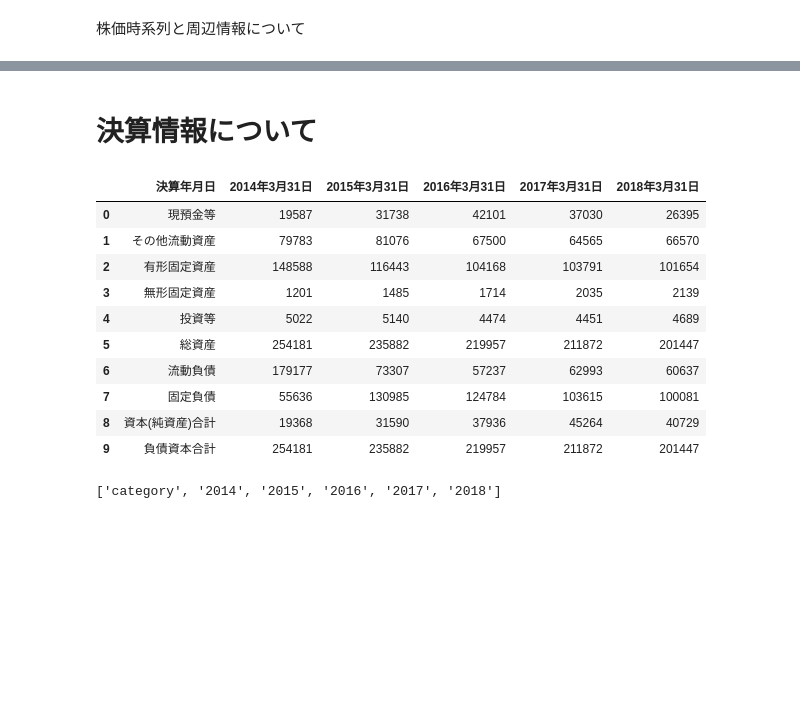
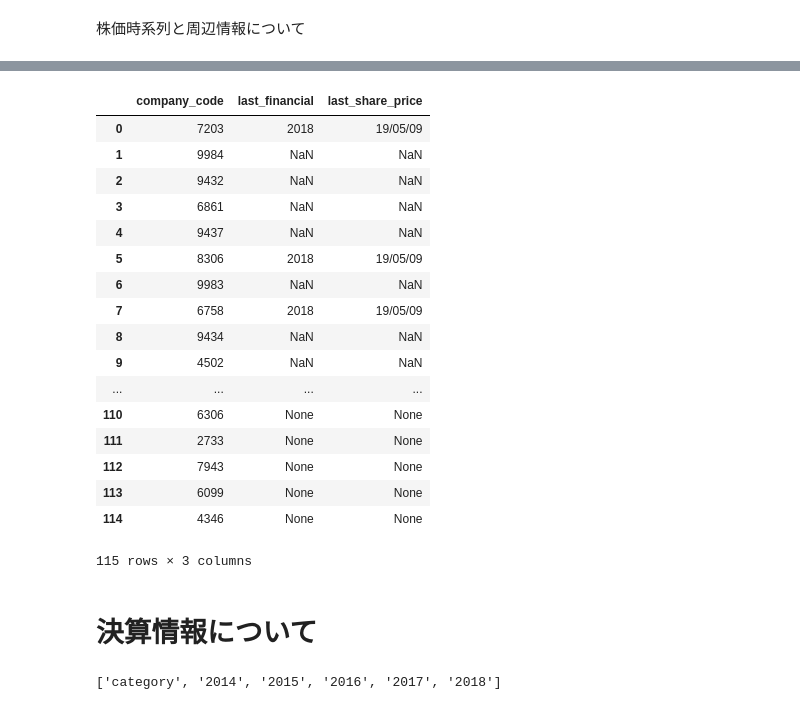
Before and after one commit to kokoichiro/scrayping_ecosystem, a Jupyter notebook: scrayping_experiments_share_price.ipynb, the cells around one changed output, grey strips where cells are left out. Saved outputs shown, nothing was run; the diff lists cells and outputs as text; code cells hidden in the pictures; blank space fills up the shorter version.

```diff
--- a/scrayping_experiments_share_price.ipynb
+++ b/scrayping_experiments_share_price.ipynb
@@ -156,6 +103,35 @@ column_name[0]='company_code'
 column_name[1]='company_name'
 collect_df.columns=column_name
 collect_df=collect_df.loc[:,['company_code','company_name']]
+# %%
+new_collect=pd.DataFrame(columns=['company_code','last_financial','last_share_price'])
+new_collect["company_code"]=collect_df["company_code"].astype('object')
+new_collect["last_financial"]=None
+new_collect["last_share_price"]=None
+
+update_df2=pd.concat([update_df,new_collect],axis=0)
+update_df2=update_df2[~update_df2.duplicated(subset='company_code',keep='first')]
+update_df2=update_df2.reset_index(drop=True)
+update_df2
+# %% [output]
+|  | company_code | last_financial | last_share_price |
+| 0 | 7203 | 2018 | 19/05/09 |
+| 1 | 9984 | NaN | NaN |
+| 2 | 9432 | NaN | NaN |
+| 3 | 6861 | NaN | NaN |
+| 4 | 9437 | NaN | NaN |
+| 5 | 8306 | 2018 | 19/05/09 |
+| 6 | 9983 | NaN | NaN |
+| 7 | 6758 | 2018 | 19/05/09 |
+| 8 | 9434 | NaN | NaN |
+| 9 | 4502 | NaN | NaN |
+| ... | ... | ... | ... |
+| 110 | 6306 | None | None |
+| 111 | 2733 | None | None |
+| 112 | 7943 | None | None |
+| 113 | 6099 | None | None |
+| 114 | 4346 | None | None |
+115 rows × 3 columns
 # %% [markdown]
 # 決算情報について
 # %%
@@ -169,20 +145,6 @@ df_profit=datasets_basic[6]
 df_cf=datasets_basic[8]
 df_roa=datasets_basic[10]
 df_employee=datasets_basic[17]
-# %%
-df_asset
-# %% [output]
-|  | 決算年月日 | 2014年3月31日 | 2015年3月31日 | 2016年3月31日 | 2017年3月31日 | 2018年3月31日 |
-| 0 | 現預金等 | 19587 | 31738 | 42101 | 37030 | 26395 |
-| 1 | その他流動資産 | 79783 | 81076 | 67500 | 64565 | 66570 |
-| 2 | 有形固定資産 | 148588 | 116443 | 104168 | 103791 | 101654 |
-| 3 | 無形固定資産 | 1201 | 1485 | 1714 | 2035 | 2139 |
-| 4 | 投資等 | 5022 | 5140 | 4474 | 4451 | 4689 |
-| 5 | 総資産 | 254181 | 235882 | 219957 | 211872 | 201447 |
-| 6 | 流動負債 | 179177 | 73307 | 57237 | 62993 | 60637 |
-| 7 | 固定負債 | 55636 | 130985 | 124784 | 103615 | 100081 |
-| 8 | 資本(純資産)合計 | 19368 | 31590 | 37936 | 45264 | 40729 |
-| 9 | 負債資本合計 | 254181 | 235882 | 219957 | 211872 | 201447 |
 # %%
 finance_columns_list=[]
 for i in range(len(df_asset.columns)-1):
```
Also changed, not shown: parts of 12 cells of this notebook, 1 other file.
